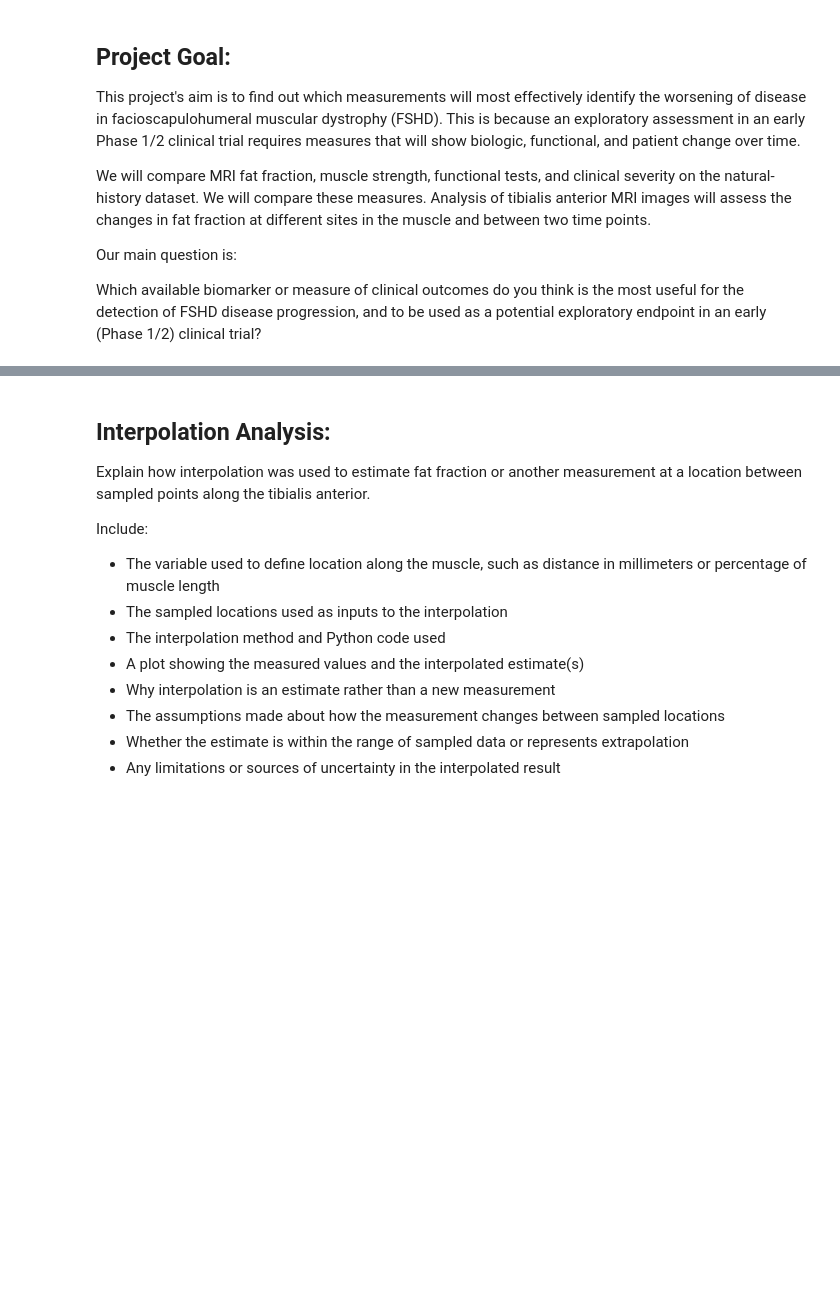
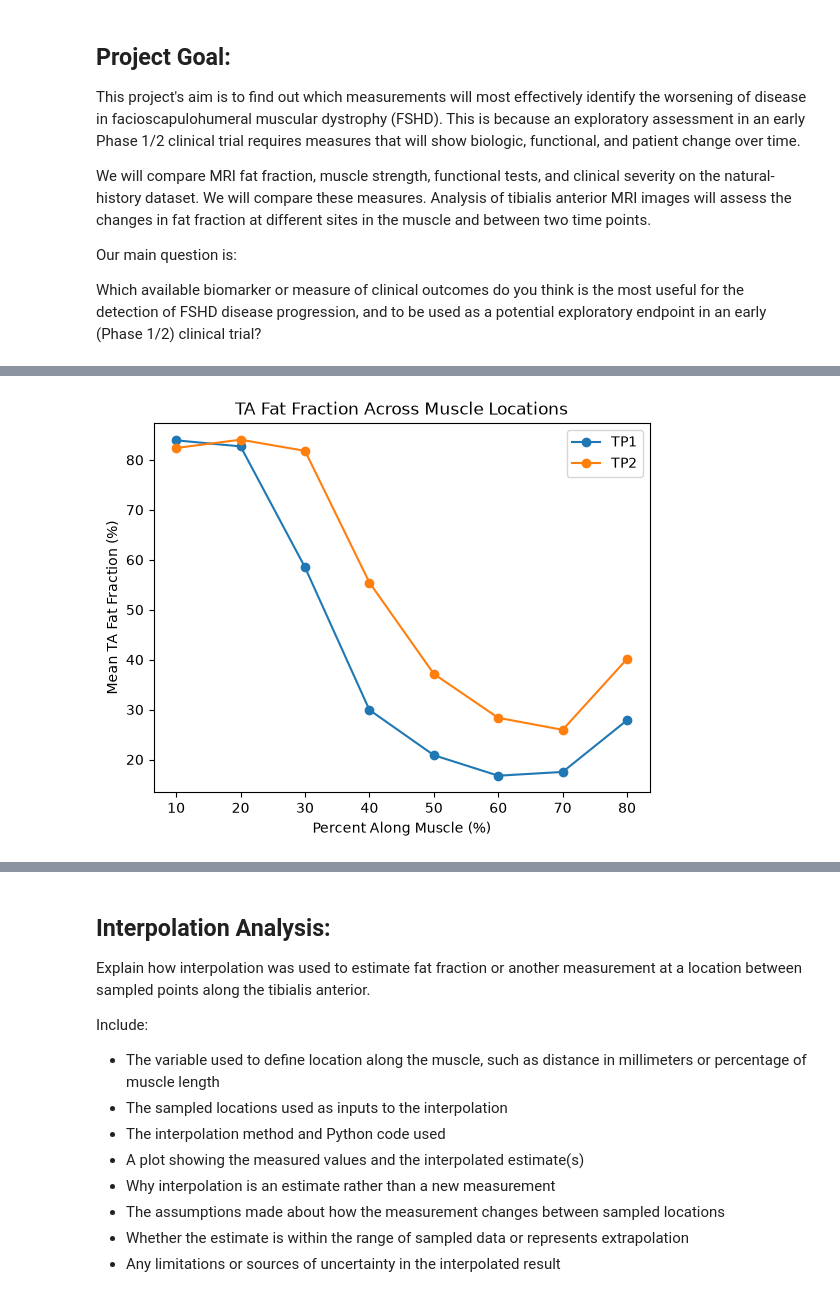
Before and after one commit to privi-alt/Module-2, a Jupyter notebook: BME_2315 Module 2/FSHD_Module2_Project_Template.ipynb, the cells around one changed output, grey strips where cells are left out. Drawn from its saved outputs; the diff is of its cells as text; code cells hidden in the pictures; blank space fills up the shorter version.

```diff
--- a/BME_2315 Module 2/FSHD_Module2_Project_Template.ipynb
+++ b/BME_2315 Module 2/FSHD_Module2_Project_Template.ipynb
@@ -57,0 +307,92 @@ Each figure should have labeled axes, an informative title, and a caption explai
+# %%
+# Analyze all 16 MRI slices
+results = []
+
+for _, row in slice_info.iterrows():
+
+    # Load the matching files
+    water = np.load(mri_folder / row["water_file"])
+    fat = np.load(mri_folder / row["fat_file"])
+    mask = np.load(mri_folder / row["mask_file"])
+
+    # Calculate fat fraction
+    total_signal = water + fat
+    valid_pixels = total_signal > 0
+
+    slice_fat_fraction = np.zeros_like(fat, dtype=float)
+
+    slice_fat_fraction[valid_pixels] = (
+        fat[valid_pixels] / total_signal[valid_pixels]
+    ) * 100
+
+    # Select valid pixels inside the TA
+    ta_region = (mask == 1) & valid_pixels
+    ta_values = slice_fat_fraction[ta_region]
+
+    # Save results from this slice
+    results.append({
+        "subject": row["subject"],
+        "timepoint": row["timepoint"],
+        "slice_id": row["slice_id"],
+        "percent_along_muscle": row["percent_along_muscle"],
+        "distance_from_muscle_start_mm": row["distance_from_muscle_start_mm"],
+        "ta_mean_ff": np.mean(ta_values),
+        "ta_median_ff": np.median(ta_values),
+        "ta_std_ff": np.std(ta_values),
+        "ta_pixel_count": len(ta_values)
+    })
+
+# Turn results into a DataFrame
+results_df = pd.DataFrame(results)
+
+print("MRI Fat Fraction Results:")
+print(results_df)
+
+# Save results to CSV
+results_df.to_csv(
+    base_folder / "mri_fat_fraction_results.csv",
+    index=False
+)
+
+print("\nSaved: mri_fat_fraction_results.csv")
+
+# Summarize by timepoint
+timepoint_summary = results_df.groupby("timepoint")["ta_mean_ff"].agg(
+    ["mean", "median", "std", "count"]
+)
+
+print("\nTA Fat Fraction Summary by Timepoint:")
+print(timepoint_summary)
+
+# Separate TP1 and TP2
+tp1 = results_df[
+    results_df["timepoint"] == "TP1"
+].sort_values("percent_along_muscle")
+
+tp2 = results_df[
+    results_df["timepoint"] == "TP2"
+].sort_values("percent_along_muscle")
+
+# Plot mean TA fat fraction across muscle locations
+plt.figure()
+
+plt.plot(
+    tp1["percent_along_muscle"],
+    tp1["ta_mean_ff"],
+    marker="o",
+    label="TP1"
+)
+
+plt.plot(
+    tp2["percent_along_muscle"],
+    tp2["ta_mean_ff"],
+    marker="o",
+    label="TP2"
+)
+
+plt.title("TA Fat Fraction Across Muscle Locations")
+plt.xlabel("Percent Along Muscle (%)")
+plt.ylabel("Mean TA Fat Fraction (%)")
+plt.legend()
+plt.show()
+# %% [output]
@@ -57,0 +416 @@ Each figure should have labeled axes, an informative title, and a caption explai
+[figure, added]
```
Also changed, not shown: parts of 10 cells of this notebook.
